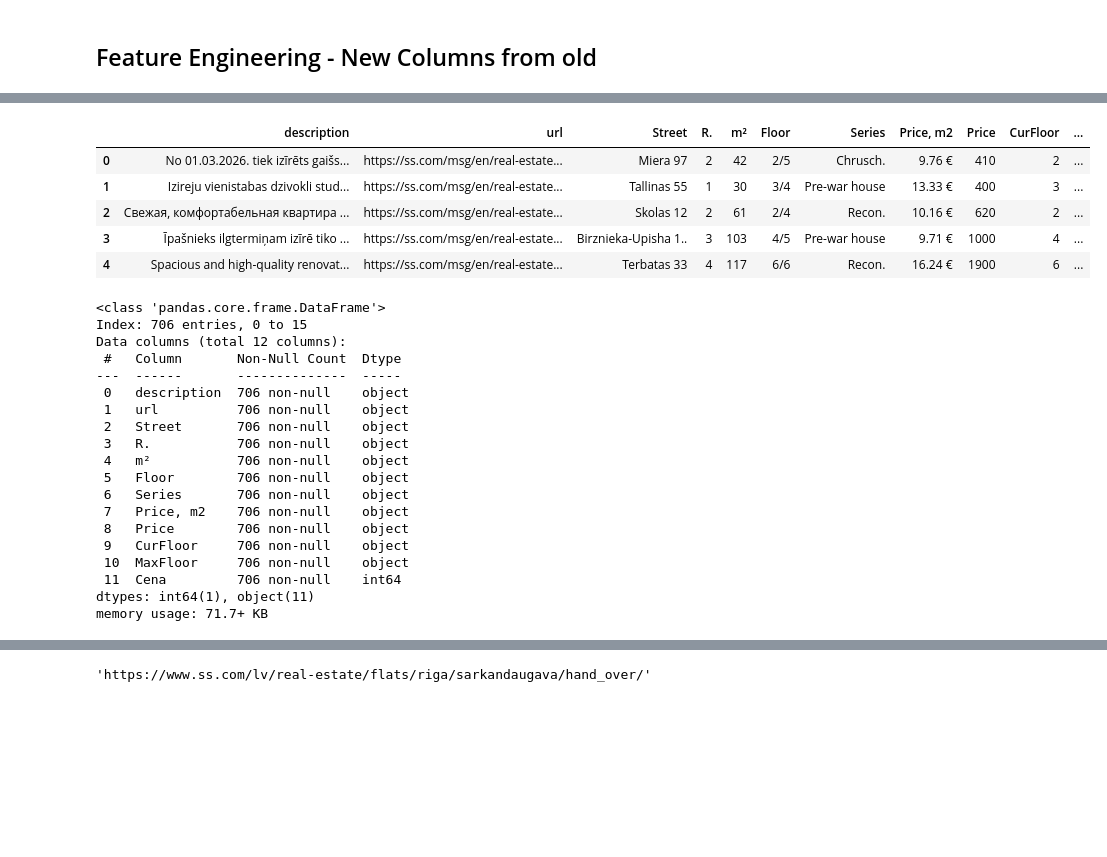
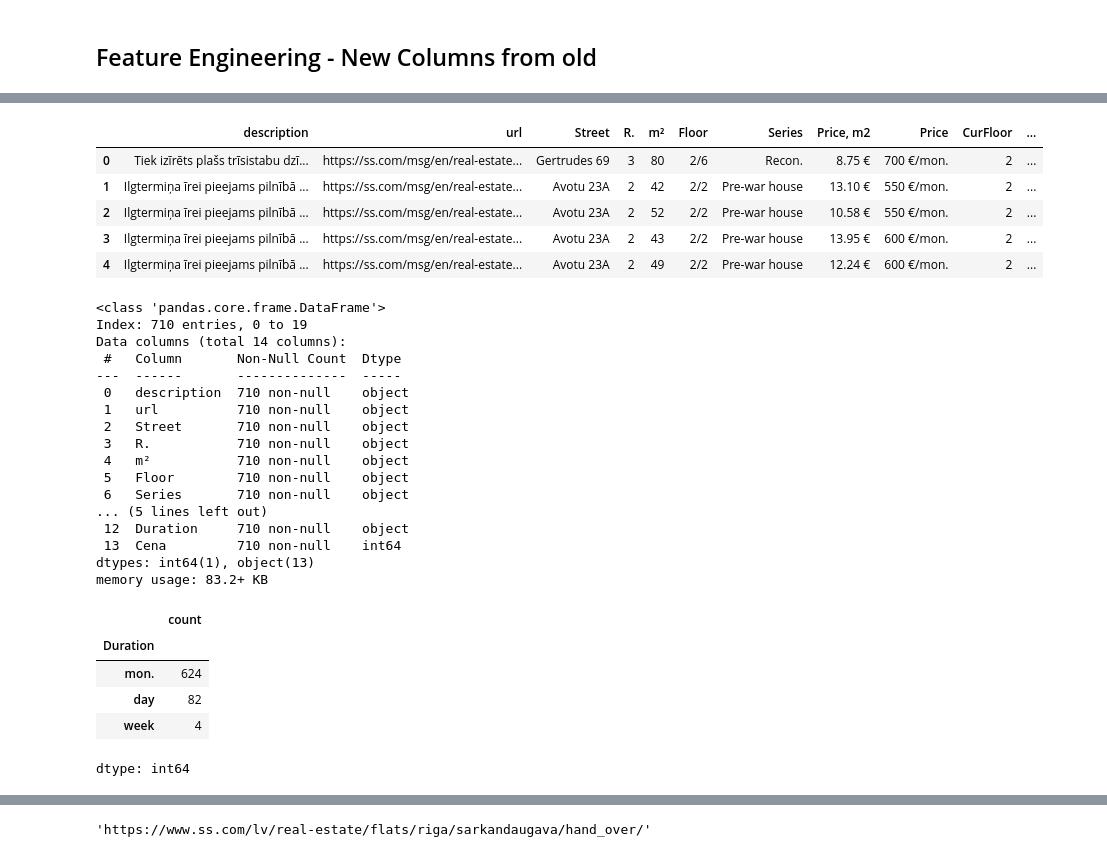
Before and after one commit to ValRCS/RTU_Automating_Tasks_With_Python, a Jupyter notebook: src/topic_6_web_scraping_requests_beautiful_soup/Web_Scraping_Apartments.ipynb, the cells around one changed output, grey strips where cells are left out. Drawn from its saved outputs; the diff is of its cells as text; code cells hidden in the pictures; blank space fills up the shorter version.

```diff
--- a/src/topic_6_web_scraping_requests_beautiful_soup/Web_Scraping_Apartments.ipynb
+++ b/src/topic_6_web_scraping_requests_beautiful_soup/Web_Scraping_Apartments.ipynb
@@ -1332,7 +1332,7 @@ centrs
 'https://www.ss.com/en/real-estate/flats/riga/centre/hand_over/'
 # %%
 # let's get the freshest data
-df = get_all_ads_df(centrs, "centrs_for_rent_26_01_2026.xlsx")
+df = get_all_ads_df(centrs, "centrs_for_rent_27_01_2026.xlsx")
 df.head()
 # %% [output]
 Last page is 24
@@ -1443,6 +1471,7 @@ memory usage: 66.2+ KB
 # %%
-# let's start by removing €/mon. from Price column
-df.Price = df.Price.str.replace("€/mon.","")
+# let's split Price column by "€/"
+# we will create two new columns PurePrice and Duration
+df[['PurePrice','Duration']] = df.Price.str.split("€/",expand=True)
 df.head()
 # %% [output]
 |  | description | url | Street | R. | m² | Floor | Series | Price, m2 | Price | CurFloor | ... |
@@ -1454,6 +1483,6 @@ df.head()
 # %%
-# next remove any punctuation from Price column
-df.Price = df.Price.str.replace(",","")
+# next remove any punctuation from PurePrice column
+df.PurePrice = df.PurePrice.str.replace(",","") # so replace , with whatever you want removed
 df.head()
 # %% [output]
 |  | description | url | Street | R. | m² | Floor | Series | Price, m2 | Price | CurFloor | ... |
@@ -1465,38 +1494,41 @@ df.head()
 # %%
-# let's get rid of "€/day" in Price column first
-df.Price = df.Price.str.replace("€/day","")
-df.Price = df.Price.str.replace("€/week","")
-# we could have thought of some smart regex that starts with Euro and then gets rid of rest
-
-# let's create a new cena column from Price by attempting numeric conversion
-df["Cena"] = pd.to_numeric(df.Price) #if I do not add any extra paramters this can fail
+# let's create a new cena column from PurePrice by attempting numeric conversion
+df["Cena"] = pd.to_numeric(df.PurePrice) #if I do not add any extra paramters this can fail
 df.head()
 # %% [output]
 |  | description | url | Street | R. | m² | Floor | Series | Price, m2 | Price | CurFloor | ... |
-| 0 | No 01.03.2026. tiek izīrēts gaišs... | https://ss.com/msg/en/real-estate... | Miera 97 | 2 | 42 | 2/5 | Chrusch. | 9.76 € | 410 | 2 | ... |
-| 1 | Izireju vienistabas dzivokli stud... | https://ss.com/msg/en/real-estate... | Tallinas 55 | 1 | 30 | 3/4 | Pre-war house | 13.33 € | 400 | 3 | ... |
-| 2 | Свежая, комфортабельная квартира ... | https://ss.com/msg/en/real-estate... | Skolas 12 | 2 | 61 | 2/4 | Recon. | 10.16 € | 620 | 2 | ... |
-| 3 | Īpašnieks ilgtermiņam izīrē tiko ... | https://ss.com/msg/en/real-estate... | Birznieka-Upisha 1.. | 3 | 103 | 4/5 | Pre-war house | 9.71 € | 1000 | 4 | ... |
-| 4 | Spacious and high-quality renovat... | https://ss.com/msg/en/real-estate... | Terbatas 33 | 4 | 117 | 6/6 | Recon. | 16.24 € | 1900 | 6 | ... |
+| 0 | Tiek izīrēts plašs trīsistabu dzī... | https://ss.com/msg/en/real-estate... | Gertrudes 69 | 3 | 80 | 2/6 | Recon. | 8.75 € | 700 €/mon. | 2 | ... |
+| 1 | Ilgtermiņa īrei pieejams pilnībā ... | https://ss.com/msg/en/real-estate... | Avotu 23A | 2 | 42 | 2/2 | Pre-war house | 13.10 € | 550 €/mon. | 2 | ... |
+| 2 | Ilgtermiņa īrei pieejams pilnībā ... | https://ss.com/msg/en/real-estate... | Avotu 23A | 2 | 52 | 2/2 | Pre-war house | 10.58 € | 550 €/mon. | 2 | ... |
+| 3 | Ilgtermiņa īrei pieejams pilnībā ... | https://ss.com/msg/en/real-estate... | Avotu 23A | 2 | 43 | 2/2 | Pre-war house | 13.95 € | 600 €/mon. | 2 | ... |
+| 4 | Ilgtermiņa īrei pieejams pilnībā ... | https://ss.com/msg/en/real-estate... | Avotu 23A | 2 | 49 | 2/2 | Pre-war house | 12.24 € | 600 €/mon. | 2 | ... |
 # %%
 df.info()
 # %% [output]
 <class 'pandas.core.frame.DataFrame'>
-Index: 706 entries, 0 to 15
-Data columns (total 12 columns):
+Index: 710 entries, 0 to 19
+Data columns (total 14 columns):
  #   Column       Non-Null Count  Dtype
 ---  ------       --------------  -----
- 0   description  706 non-null    object
- 1   url          706 non-null    object
- 2   Street       706 non-null    object
- 3   R.           706 non-null    object
- 4   m²           706 non-null    object
- 5   Floor        706 non-null    object
- 6   Series       706 non-null    object
- 7   Price, m2    706 non-null    object
- 8   Price        706 non-null    object
- 9   CurFloor     706 non-null    object
- 10  MaxFloor     706 non-null    object
- 11  Cena         706 non-null    int64
-dtypes: int64(1), object(11)
-memory usage: 71.7+ KB
+ 0   description  710 non-null    object
+ 1   url          710 non-null    object
+ 2   Street       710 non-null    object
+ 3   R.           710 non-null    object
+ 4   m²           710 non-null    object
+ 5   Floor        710 non-null    object
+ 6   Series       710 non-null    object
+... (5 lines left out)
+ 12  Duration     710 non-null    object
+ 13  Cena         710 non-null    int64
+dtypes: int64(1), object(13)
+memory usage: 83.2+ KB
+# %%
+# Let's see what type of Duration we have and value counts
+df.Duration.value_counts()
+# %% [output]
+|  | count |
+| Duration |  |
+| mon. | 624 |
+| day | 82 |
+| week | 4 |
+dtype: int64
```
Also changed, not shown: parts of 29 cells of this notebook.
